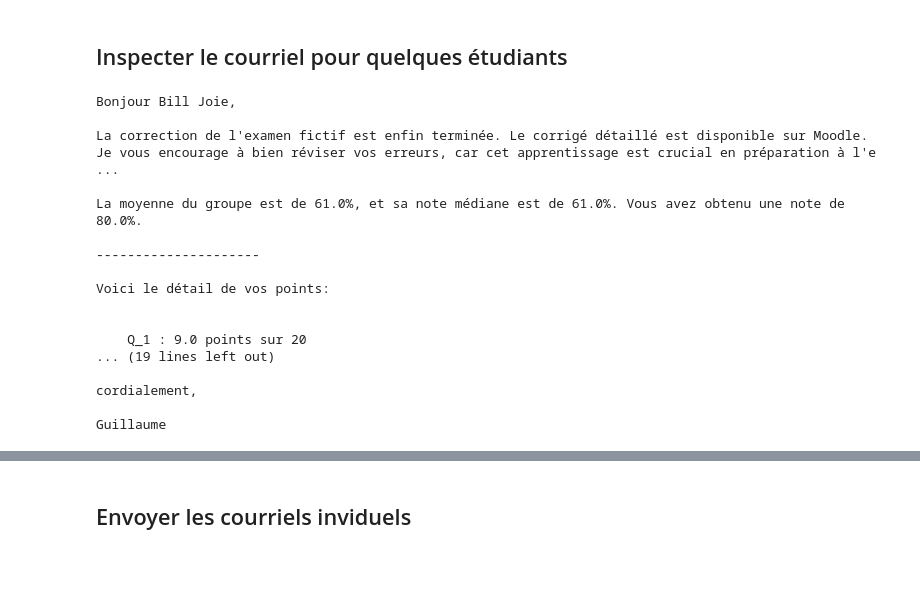
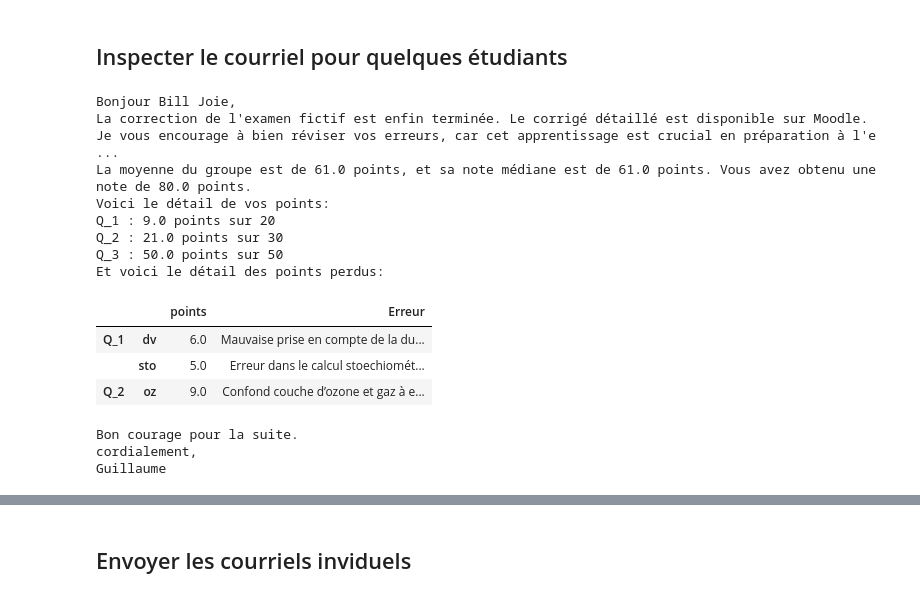
Before and after one commit to majeau-bettez/transparent_correction, a Jupyter notebook: demo/demo_correction_basic.ipynb, the cells around one changed output, grey strips where cells are left out. Drawn from its saved outputs; the diff is of its cells as text; code cells hidden in the pictures; blank space fills up the shorter version.

```diff
--- a/demo/demo_correction_basic.ipynb
+++ b/demo/demo_correction_basic.ipynb
@@ -137,22 +146,20 @@ Guillaume
 # %% [markdown]
 ## Inspecter le courriel pour quelques étudiants
 # %%
-print(grader.compilation_message(student_id=12345))
+HTML(grader.compilation_message(student_id=12345))
 # %% [output]
 Bonjour Bill Joie,
-
 La correction de l'examen fictif est enfin terminée. Le corrigé détaillé est disponible sur Moodle. Je vous encourage à bien réviser vos erreurs, car cet apprentissage est crucial en préparation à l'e ...
-
-La moyenne du groupe est de 61.0%, et sa note médiane est de 61.0%. Vous avez obtenu une note de 80.0%.
-
----------------------
-
+La moyenne du groupe est de 61.0 points, et sa note médiane est de 61.0 points. Vous avez obtenu une note de 80.0 points.
 Voici le détail de vos points:
-
-
-    Q_1 : 9.0 points sur 20
-... (19 lines left out)
-
-cordialement,
-
-Guillaume
+Q_1 : 9.0 points sur 20
+Q_2 : 21.0 points sur 30
+Q_3 : 50.0 points sur 50
+Et voici le détail des points perdus:
+|  |  | points | Erreur |
+| Q_1 | dv | 6.0 | Mauvaise prise en compte de la du... |
+|  | sto | 5.0 | Erreur dans le calcul stoechiomét... |
+| Q_2 | oz | 9.0 | Confond couche d’ozone et gaz à e... |
+Bon courage pour la suite.
+cordialement,
+Guillaume
```
Also changed, not shown: parts of 7 cells of this notebook, 2 other files.
